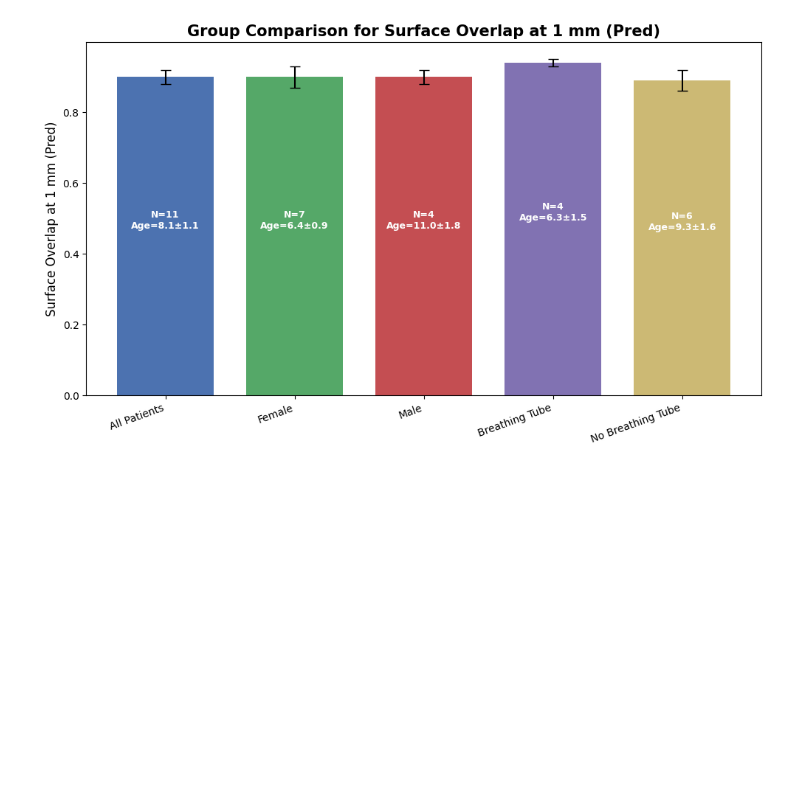
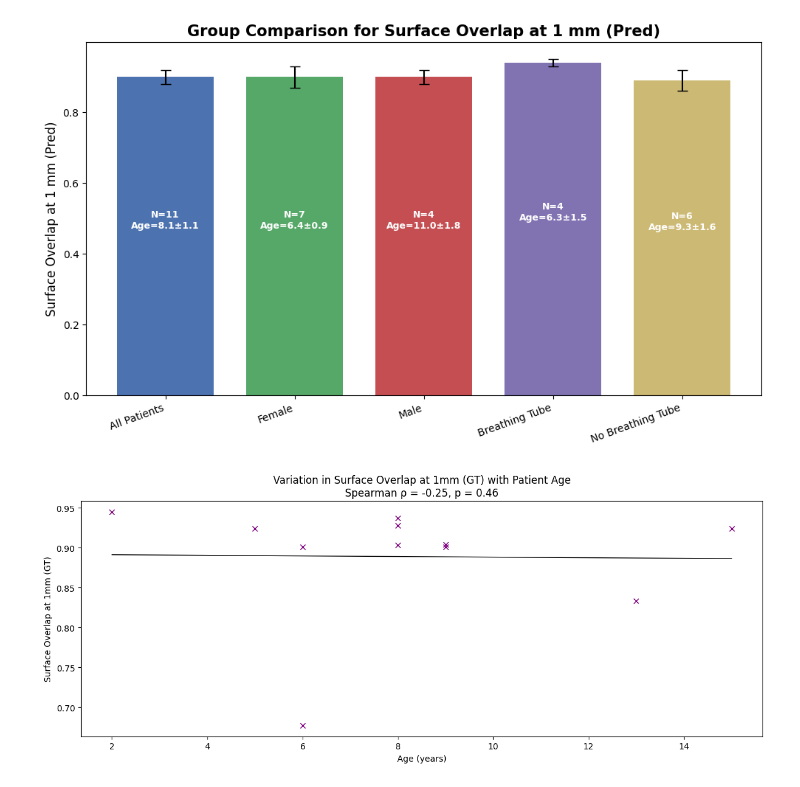
Before and after one commit to abbycrowther/Modelling_Facial_Deformation, a Jupyter notebook: Code/Total_Segmentator/rhabdo_data_work/display_metrics.ipynb, the cells around one changed output. Saved outputs shown, nothing was run; the diff lists cells and outputs as text; code cells hidden in the pictures; blank space fills up the shorter version.

Commit message:
spearmans rank test, spearman regiression line on graph, updated age asym and volume graphs, midline shift code in pipeline

```diff
--- a/Code/Total_Segmentator/rhabdo_data_work/display_metrics.ipynb
+++ b/Code/Total_Segmentator/rhabdo_data_work/display_metrics.ipynb
@@ -312,3 +312,43 @@ for metric_name, data in metrics.items():
 [figure]
 [figure]
 [figure]
+# %%
+import pandas as pd
+import numpy as np
+import matplotlib.pyplot as plt
+from scipy.stats import linregress
+from scipy.stats import spearmanr
+
+df = pd.read_csv(
+    r"D:\Users\Abigail Crowther\Desktop\Uni\Year 4\MPhys Projects\Semester 1 - Modelling Facial Deformation\Documents\surface_distance_metrics_rhabdo_no_outliers.csv"
+)
+
+age_col = 'Age'
+#metric = 'Robust Hausdorff (100%) (mm)'
+# Examples:
+#metric = 'Average Surface Distance: GT->Pred (mm)'
+metric = 'Surface Overlap at 1mm (GT)'
+
+x = df[age_col].values
+y = df[metric].values
+
+rho, p_spear = spearmanr(x, y)
+
+# Linear regression
+slope, intercept, r_value, p_value, std_err = linregress(x, y)
+x_fit = np.linspace(x.min(), x.max(), 100)
+y_fit = intercept + slope * x_fit
+
+plt.figure(figsize=(12, 5))
+plt.scatter(x, y, color='purple', marker='x', linewidth=1)
+plt.plot(x_fit, y_fit, color='black', linewidth=1)
+
+plt.xlabel('Age (years)')
+plt.ylabel(metric)
+plt.title(f'Variation in Surface Overlap at 1mm (GT) with Patient Age\n'
+          f'Spearman ρ = {rho:.2f}, p = {p_spear:.2f}')
+
+plt.tight_layout()
+plt.show()
+# %% [output]
+[figure, added]
```
Also changed, not shown: parts of 1 cell of this notebook, 3 other files.
